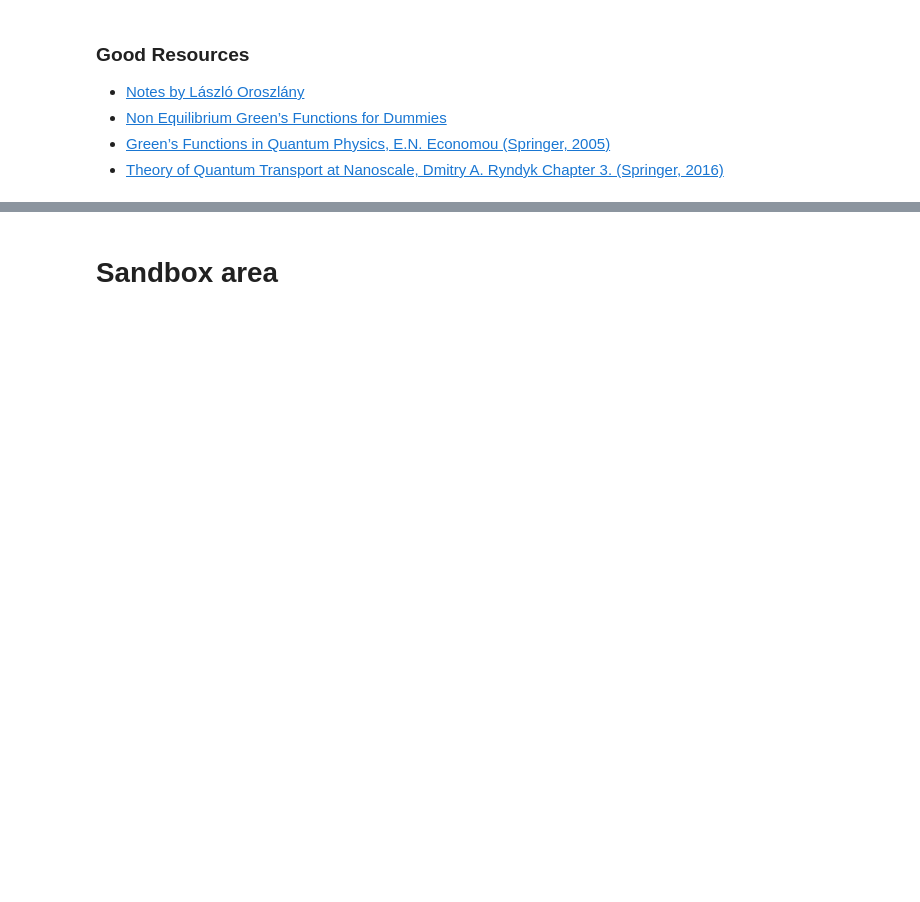
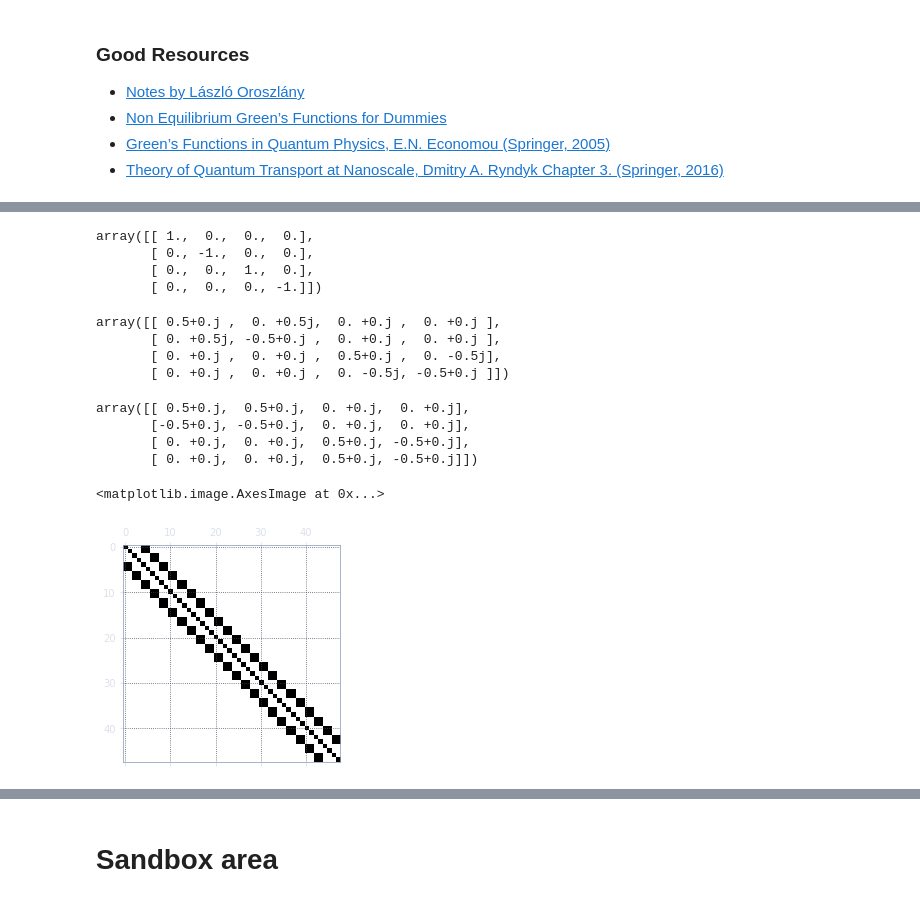
Before and after one commit to dnnagy/mezo2019, a Jupyter notebook: BHZ.ipynb, the cells around one changed output, grey strips where cells are left out. Drawn from its saved outputs; the diff is of its cells as text; code cells hidden in the pictures; blank space fills up the shorter version.

```diff
--- a/BHZ.ipynb
+++ b/BHZ.ipynb
@@ -86,11 +114,32 @@ sx = np.array([[0., 1.], [1., 0.]])
 sy = np.array([[0., -1.0j],[1.0j, 0.]])
 sz = np.array([[1., 0.], [0., -1.]])
 # %%
-Ty = 0.5*(sz+sy)
-Tx = 0.5*(sz+sx)
-U = -1
+Ty = 0.5*(sz+1j*sy)
+Tx = 0.5*(sz+1j*sx)
-# %%
-# Size of the scattering region
-nrows = 5
-ncols = 5
+# %%
+H0 = ss.kron(s0, sz)
+H0.toarray()
+# %% [output]
+array([[ 1.,  0.,  0.,  0.],
+       [ 0., -1.,  0.,  0.],
+       [ 0.,  0.,  1.,  0.],
+       [ 0.,  0.,  0., -1.]])
+# %%
+H1x = ss.bmat([[Tx, None],
+               [None, Tx.T.conj()]])
+H1x.toarray()
+# %% [output]
+array([[ 0.5+0.j ,  0. +0.5j,  0. +0.j ,  0. +0.j ],
+       [ 0. +0.5j, -0.5+0.j ,  0. +0.j ,  0. +0.j ],
+       [ 0. +0.j ,  0. +0.j ,  0.5+0.j ,  0. -0.5j],
+       [ 0. +0.j ,  0. +0.j ,  0. -0.5j, -0.5+0.j ]])
+# %%
+H1y = ss.bmat([[Ty, None],
+               [None, Ty.T.conj()]])
+H1y.toarray()
+# %% [output]
+array([[ 0.5+0.j,  0.5+0.j,  0. +0.j,  0. +0.j],
+       [-0.5+0.j, -0.5+0.j,  0. +0.j,  0. +0.j],
+       [ 0. +0.j,  0. +0.j,  0.5+0.j, -0.5+0.j],
+       [ 0. +0.j,  0. +0.j,  0.5+0.j, -0.5+0.j]])
 # %%
@@ -145,0 +233,5 @@ def get_gf():
+# %%
+plt.spy( get_H0_col(nrows=12, Delta=2).toarray() )
+# %% [output]
+<matplotlib.image.AxesImage at 0x...>
+[figure, added]
```
Also changed, not shown: parts of 41 cells of this notebook.
